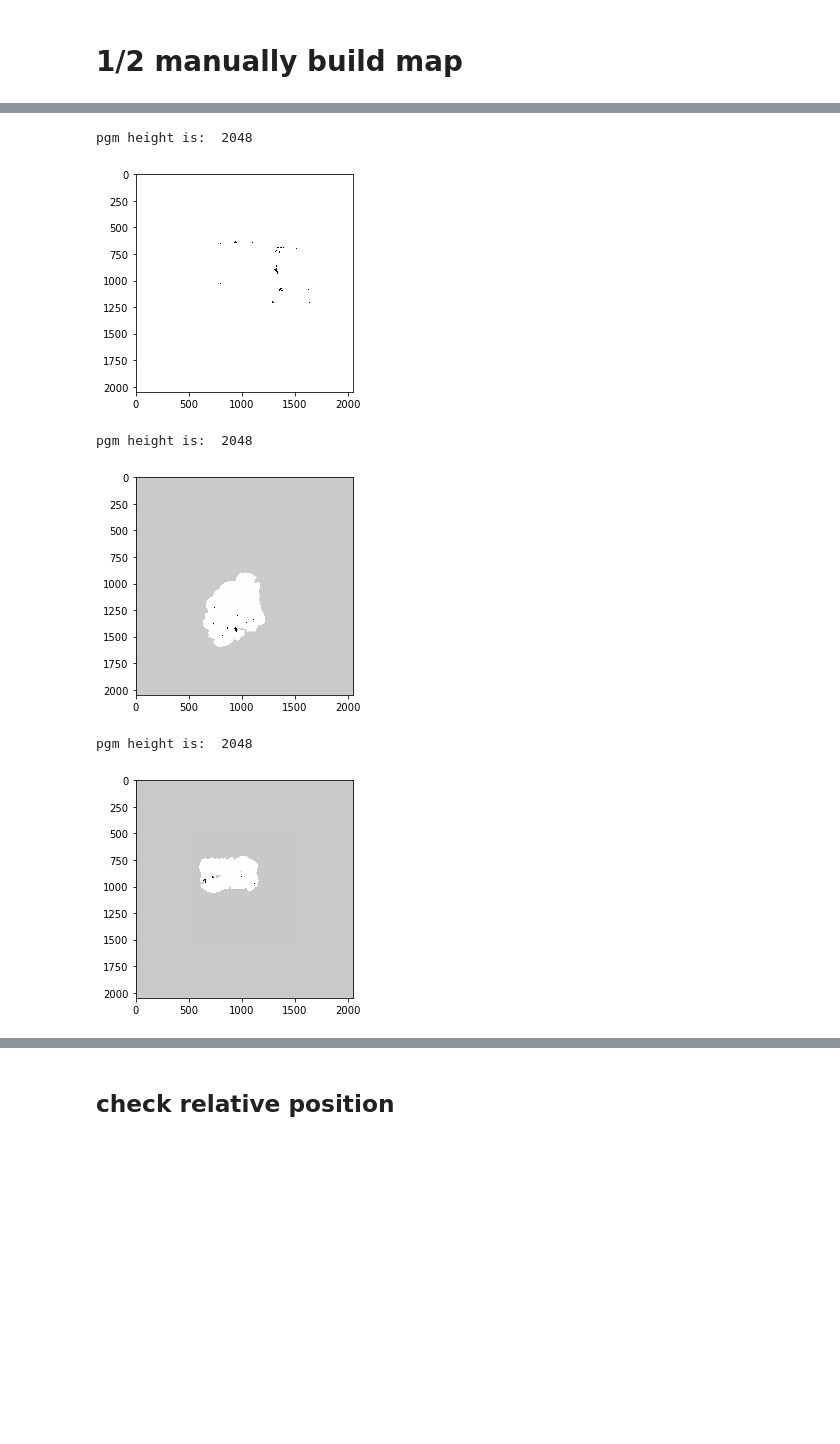
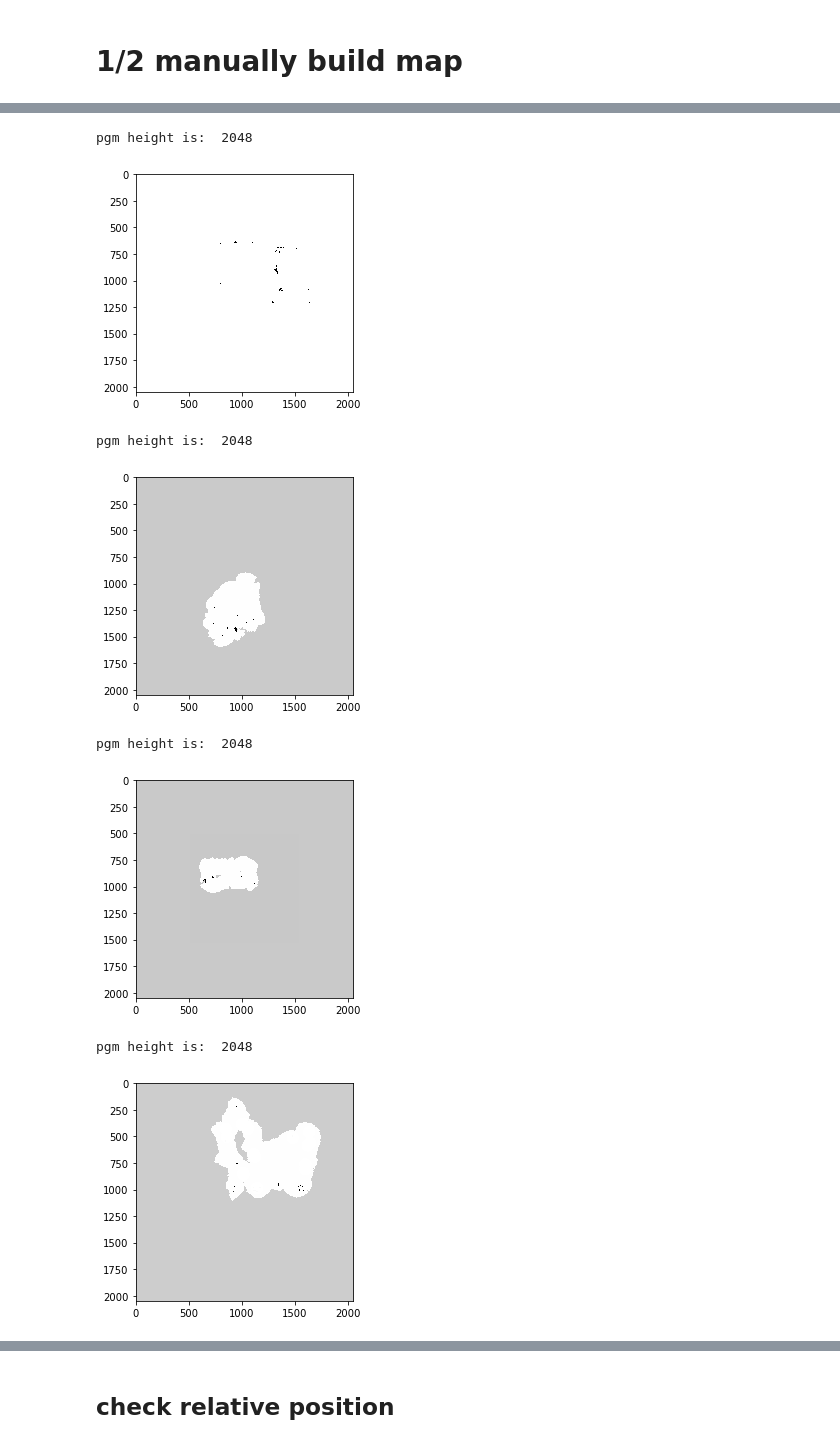
Before and after one commit to Chen-Yu-Qiang/mapping_explorer, a Jupyter notebook: jupyterNotebook/merge_map.ipynb, the cells around one changed output, grey strips where cells are left out. Saved outputs shown, nothing was run; the diff lists cells and outputs as text; code cells hidden in the pictures; blank space fills up the shorter version.

```diff
--- a/jupyterNotebook/merge_map.ipynb
+++ b/jupyterNotebook/merge_map.ipynb
@@ -96,31 +95,33 @@ def cvt_gray_map(raw_pgm):
     return map_canvas
 # %%
 raw_pgm_dict = {}
-for item in lat_dict.keys():
+for item in file_name.keys():
     map_source_dir = '/home/ncslaber/110-1/211002_allLibrary/'
     file_path = map_source_dir + '/' + file_name[item]
     raw_pgm = cv2.imread(file_path+"/1116_test2_after_preprocess/raw_modified.png")
     if raw_pgm is None:
         print("Image is empty " + file_path+"/1116_test2_after_preprocess/raw_modified.png")
     raw_pgm = cv2.cvtColor(raw_pgm, cv2.COLOR_RGB2GRAY)
     raw_pgm_cvt = cvt_gray_map(raw_pgm)
     raw_pgm_dict[item] = raw_pgm_cvt
     (width, height) = raw_pgm.shape # the order is right
     print("pgm height is: ",height)
     # raw_pgm = cv2.resize(raw_pgm, (1024, 1024), interpolation=cv2.INTER_AREA)
     plt.imshow(cv2.cvtColor(raw_pgm, cv2.COLOR_BGR2RGB))
     plt.show()
 # %% [output]
 pgm height is:  2048
 [figure]
 pgm height is:  2048
 [figure]
 pgm height is:  2048
 [figure]
 pgm height is:  2048
 [figure]
 pgm height is:  2048
 [figure]
+pgm height is:  2048
+[figure, added]
 # %%
 num = (raw_pgm_dict['middle'][raw_pgm_dict['middle']==0]).shape[0] \
 + (raw_pgm_dict['middle'][raw_pgm_dict['middle']==255]).shape[0] \
```
Also changed, not shown: parts of 10 cells of this notebook, 2 other files.
